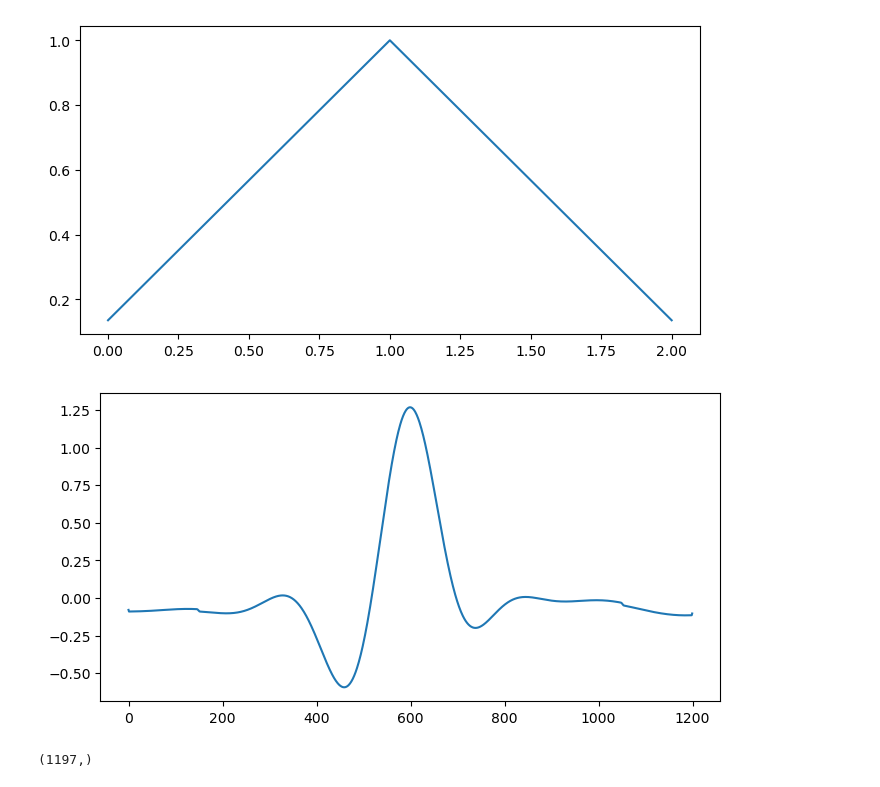
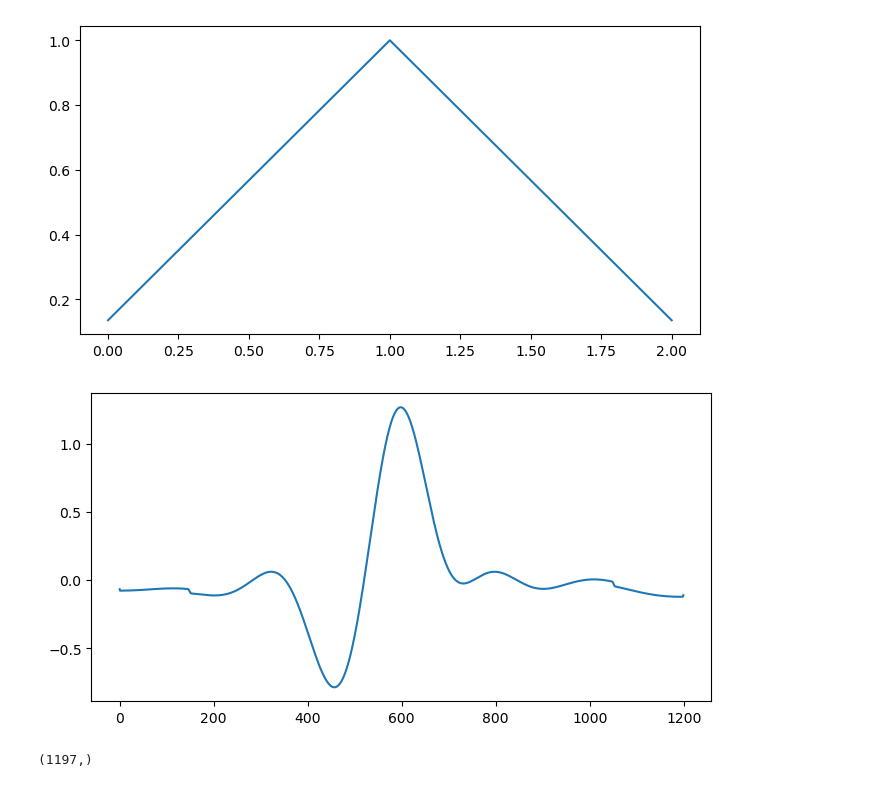
Before and after one commit to evanzzq/SHARP-SS, a Jupyter notebook: Debug.ipynb, the cells around one changed output. Cells and saved outputs as stored; diff of their text form; code cells hidden in the pictures.

```diff
--- a/Debug.ipynb
+++ b/Debug.ipynb
@@ -17,27 +17,40 @@ plt.show()
 # %%
 import numpy as np
 from scipy.signal import windows
 import matplotlib.pyplot as plt
 from sharp_ss.model import Model, Prior
 from sharp_ss.forward import create_G_from_model, convolve_P_G
 
 tmp = np.loadtxt('ocean_stack.csv', delimiter=",", skiprows=1)
 Ptime = tmp[:,0]
 P = tmp[:,1]
 
 dt = Ptime[1] - Ptime[0]
 
-prior = Prior(tlen=Ptime[-1], stdP=0, dt=dt)
-model = Model(Nphase=1, loc=np.array([15]), amp=np.array([0.05]), wid=np.array([1]), sig=0, nc1=0, nc2=0)
+prior = Prior(tlen=Ptime[-1], stdP=0.1, dt=dt)
+model = Model(Nphase=1, loc=np.array([15]), amp=np.array([0.1]), wid=np.array([1]), sig=0, nc1=0, nc2=0)
 
 G = create_G_from_model(model=model, prior=prior)
 D = convolve_P_G(P, G)
 
 plt.figure(figsize=(8, 4))
 plt.plot(D)
 plt.show()
+
+# Save
+np.savez("./synthetic_0/synthetic_0.npz", P=P, D=D, G=G)
+
+import pickle
+
+# Save prior
+with open("./synthetic_0/prior.pkl", "wb") as f:
+    pickle.dump(prior, f)
+
+# Save model
+with open("./synthetic_0/model.pkl", "wb") as f:
+    pickle.dump(model, f)
 # %% [output]
-[figure, old version]
+[figure, new version]
 # %%
 G.shape
 # %% [output]
```
Also changed, not shown: 6 other files.
